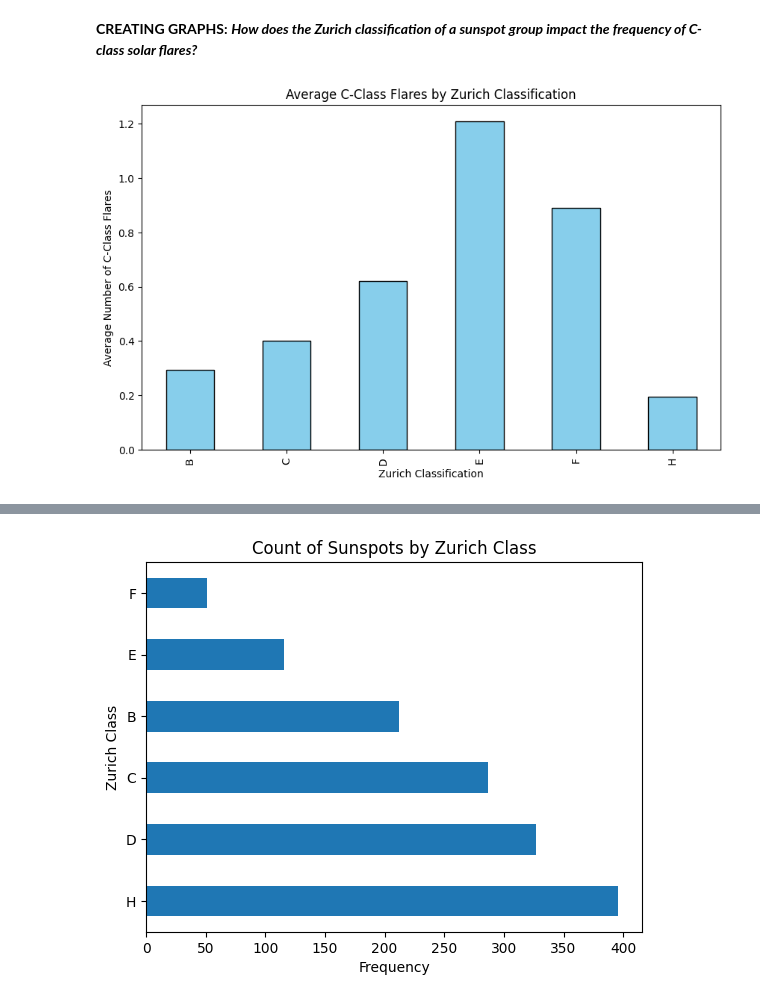
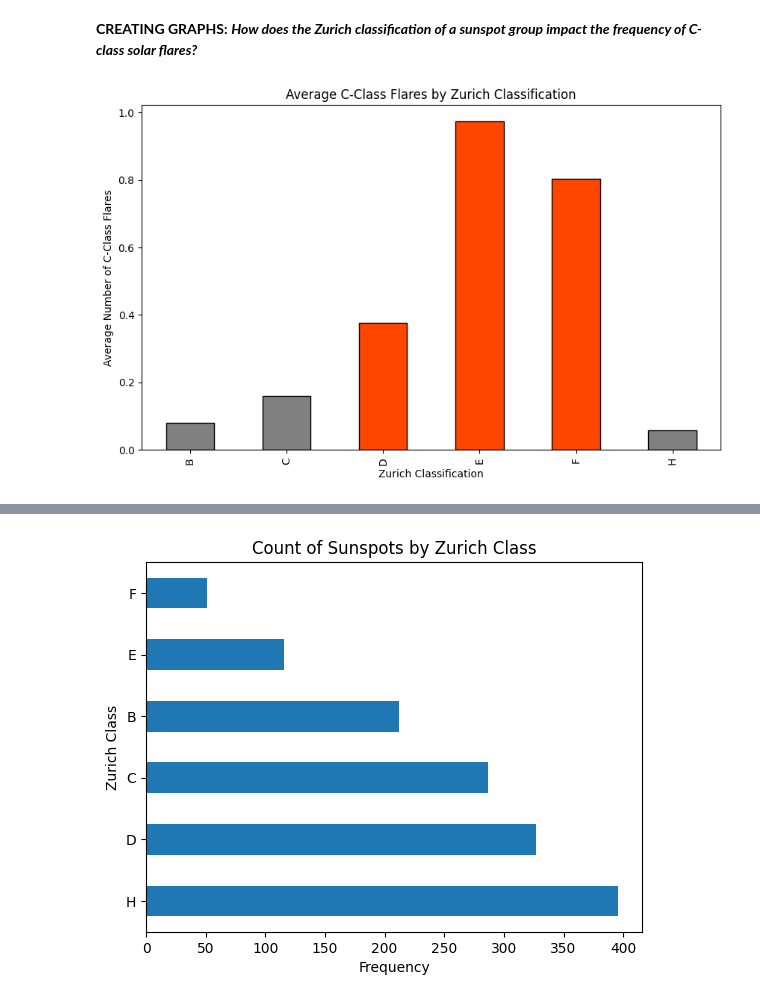
Before and after one commit to Anisa-Tanjim/Solar-Flares, a Jupyter notebook: Solar_Flares_RESEARCH_[ANISA_TANJIM].ipynb, the cells around one changed output, grey strips where cells are left out. Saved outputs shown, nothing was run; the diff lists cells and outputs as text; code cells hidden in the pictures.

```diff
--- a/Solar_Flares_RESEARCH_[ANISA_TANJIM].ipynb
+++ b/Solar_Flares_RESEARCH_[ANISA_TANJIM].ipynb
@@ -121,21 +103,22 @@ print(df_cleaned.info)
 # %%
 
 #Imports
 import matplotlib.pyplot as plt
 
-#setting the figure size
+# 1. Group the data
+avg_flares = df.groupby('zurich_class')['c_class_flares'].mean()
+
+
+bar_colors = ['grey', 'grey', 'orangered', 'orangered', 'orangered', 'grey']
+
+# 3. Plot
 plt.figure(figsize=(10, 6))
+avg_flares.plot(kind='bar', color=bar_colors, edgecolor='black')
 
-#Grouping, finding the mean, and plotting
-df_cleaned.groupby('zurich_class')['c_class_flares'].mean().plot(kind='bar', color='skyblue', edgecolor='black')
-
-#Adding overall labels for x-axis, y-axis, and title
 plt.title('Average C-Class Flares by Zurich Classification')
 plt.xlabel('Zurich Classification')
 plt.ylabel('Average Number of C-Class Flares')
 
-
-
 plt.show()
 # %% [output]
-[figure, old version]
+[figure, new version]
```
Also changed, not shown: parts of 3 cells of this notebook.
